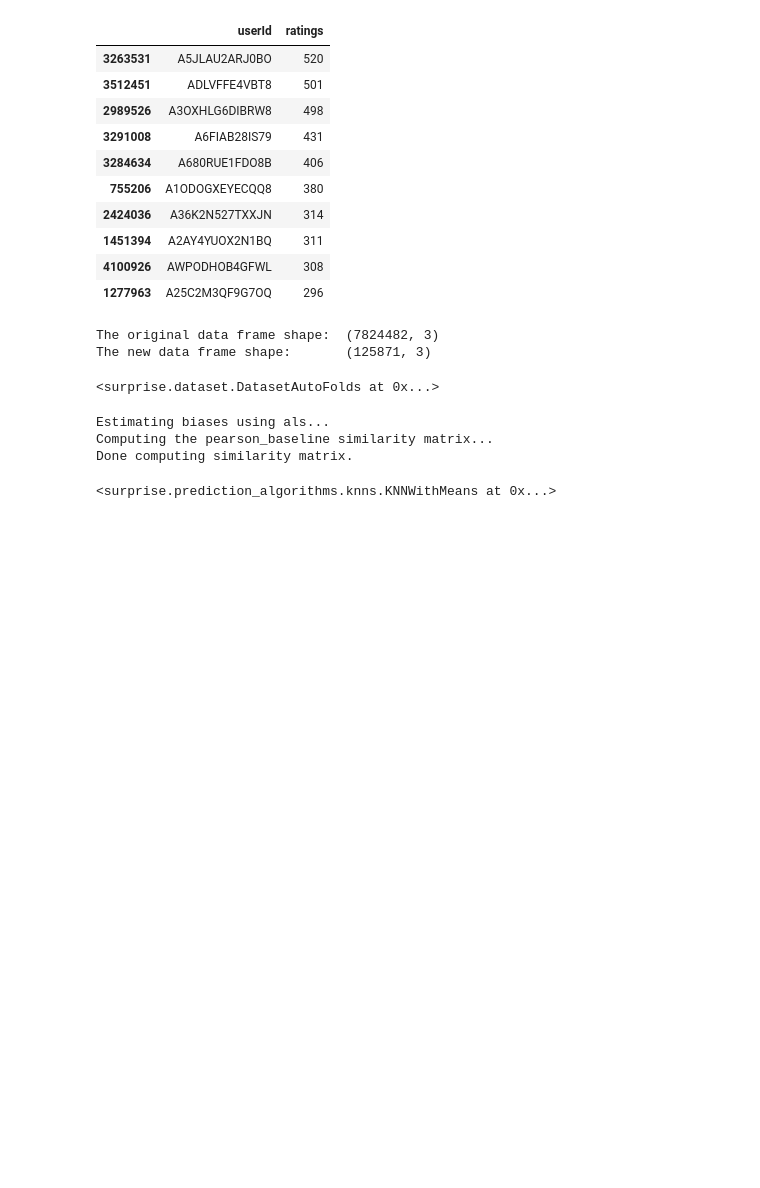
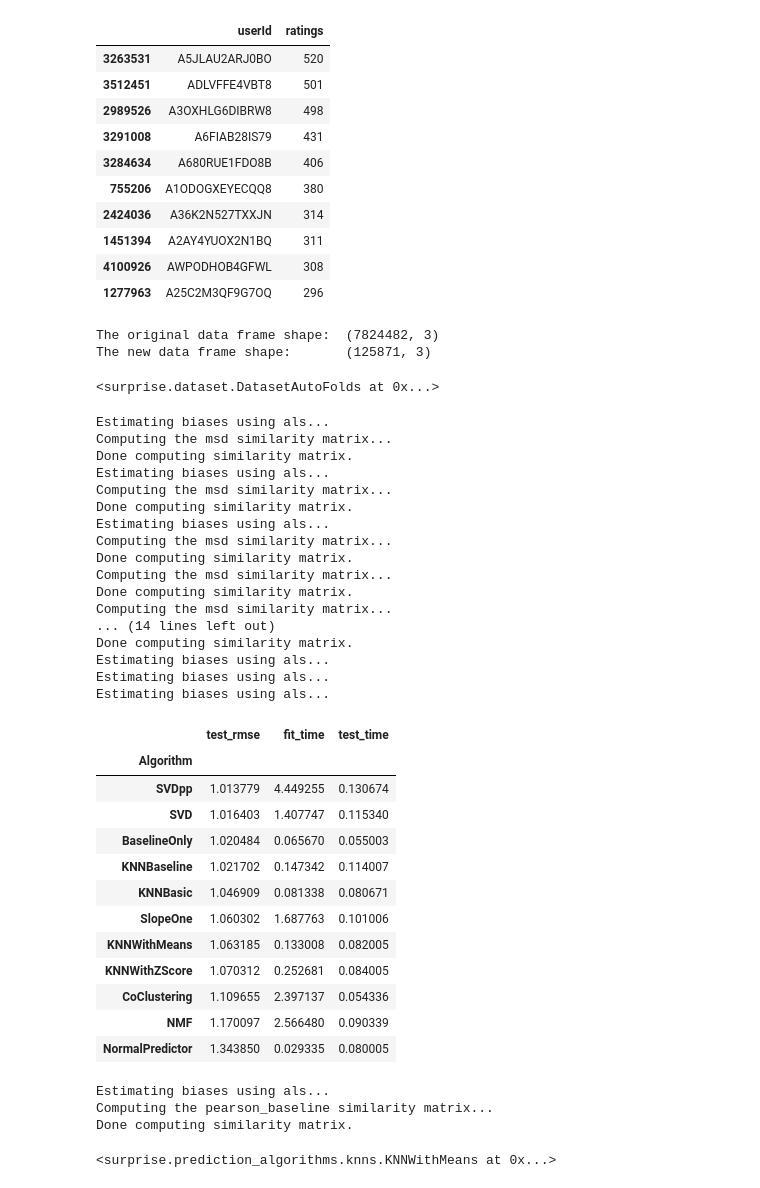
Before and after one commit to GreatLearningAIML1/pune-july19-batch-CHOUBEY1992, a Jupyter notebook: RecommSystems_R5_Project1.ipynb, the cells around one changed output. Saved outputs shown, nothing was run; the diff lists cells and outputs as text; code cells hidden in the pictures; blank space fills up the shorter version.

```diff
--- a/RecommSystems_R5_Project1.ipynb
+++ b/RecommSystems_R5_Project1.ipynb
@@ -245,6 +245,51 @@ data_df = Dataset.load_from_df(df_new_frac[['userId', 'productId', 'ratings']],
 data_df
 # %% [output]
 <surprise.dataset.DatasetAutoFolds at 0x...>
+# %%
+
+benchmark = []
+# Iterate over all algorithms
+for algorithm in [SVD(), SVDpp(), SlopeOne(), NMF(), NormalPredictor(), KNNBaseline(), KNNBasic(), KNNWithMeans(), KNNWithZScore(), BaselineOnly(), CoClustering()]:
+    # Perform cross validation
+    results = cross_validate(algorithm, data_df, measures=['RMSE'], cv=3, verbose=False)
+
+    # Get results & append algorithm name
+    tmp = pd.DataFrame.from_dict(results).mean(axis=0)
+    tmp = tmp.append(pd.Series([str(algorithm).split(' ')[0].split('.')[-1]], index=['Algorithm']))
+    benchmark.append(tmp)
+
+pd.DataFrame(benchmark).set_index('Algorithm').sort_values('test_rmse')
+# %% [output]
+Estimating biases using als...
+Computing the msd similarity matrix...
+Done computing similarity matrix.
+Estimating biases using als...
+Computing the msd similarity matrix...
+Done computing similarity matrix.
+Estimating biases using als...
+Computing the msd similarity matrix...
+Done computing similarity matrix.
+Computing the msd similarity matrix...
+Done computing similarity matrix.
+Computing the msd similarity matrix...
+... (14 lines left out)
+Done computing similarity matrix.
+Estimating biases using als...
+Estimating biases using als...
+Estimating biases using als...
+|  | test_rmse | fit_time | test_time |
+| Algorithm |  |  |  |
+| SVDpp | 1.013779 | 4.449255 | 0.130674 |
+| SVD | 1.016403 | 1.407747 | 0.115340 |
+| BaselineOnly | 1.020484 | 0.065670 | 0.055003 |
+| KNNBaseline | 1.021702 | 0.147342 | 0.114007 |
+| KNNBasic | 1.046909 | 0.081338 | 0.080671 |
+| SlopeOne | 1.060302 | 1.687763 | 0.101006 |
+| KNNWithMeans | 1.063185 | 0.133008 | 0.082005 |
+| KNNWithZScore | 1.070312 | 0.252681 | 0.084005 |
+| CoClustering | 1.109655 | 2.397137 | 0.054336 |
+| NMF | 1.170097 | 2.566480 | 0.090339 |
+| NormalPredictor | 1.343850 | 0.029335 | 0.080005 |
 # %%
 trainset_df1, testset_df1 = train_test_split(data_df, test_size=.3)
 # %%
```
Also changed, not shown: parts of 2 cells of this notebook.
